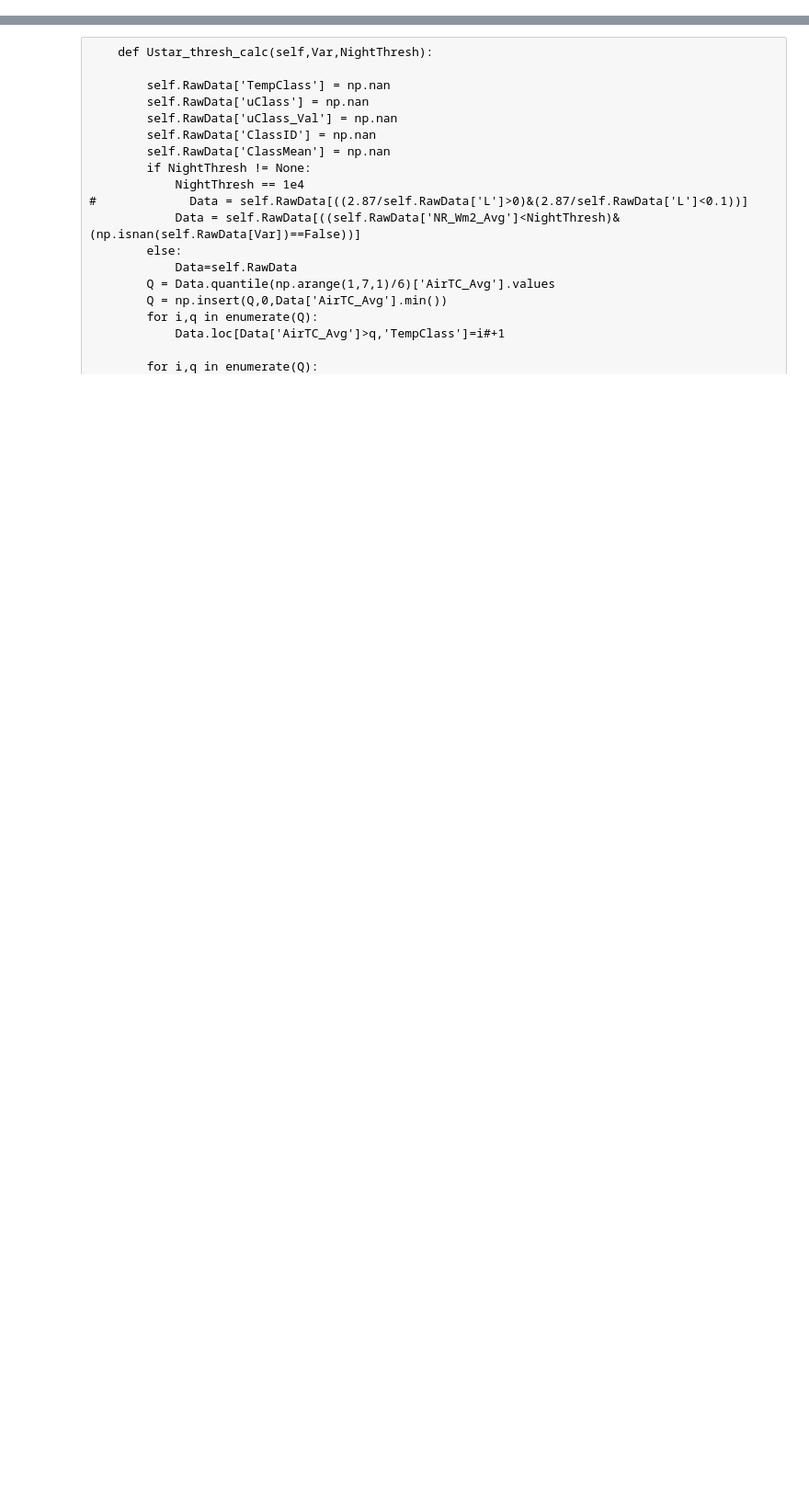
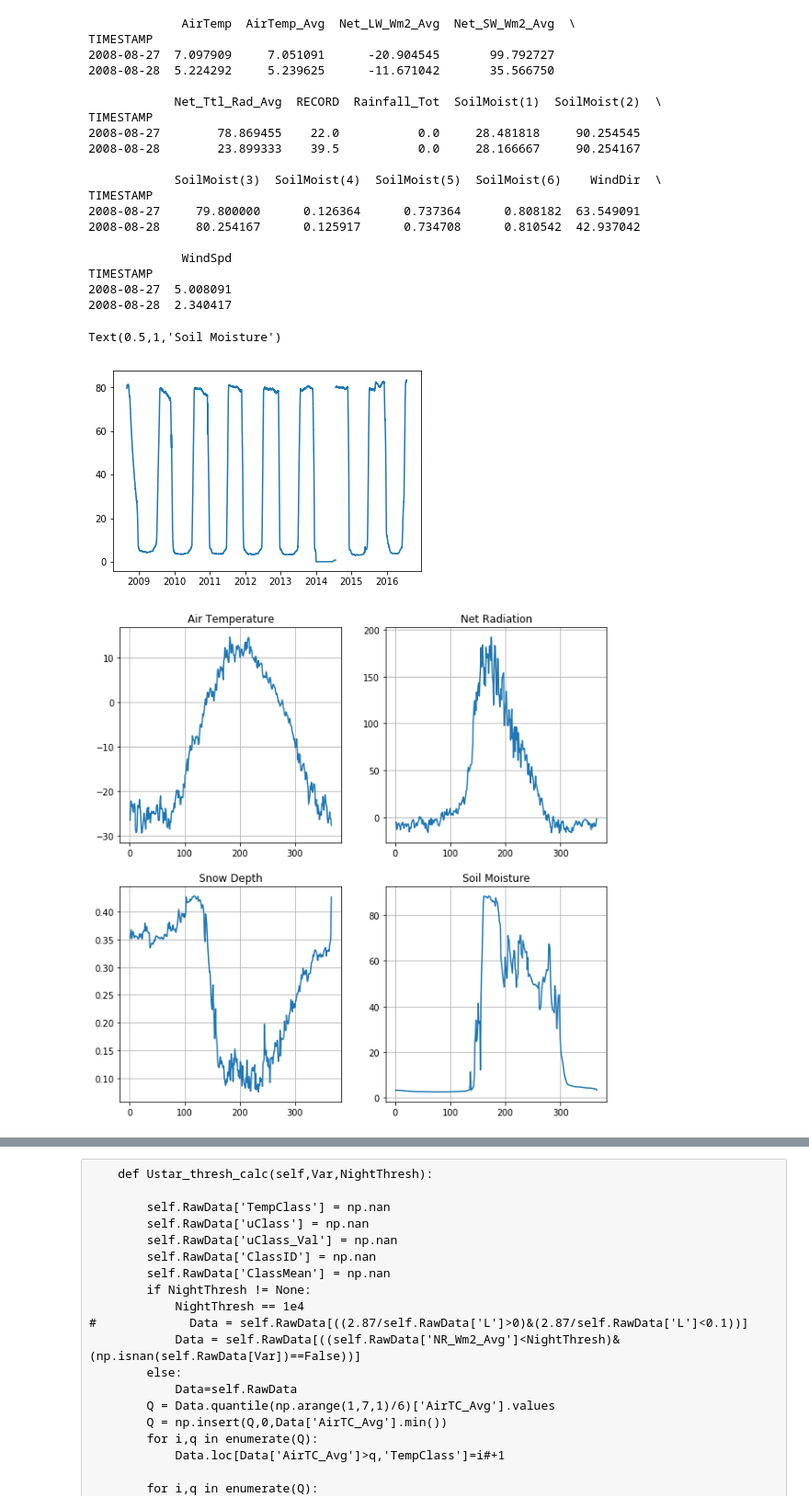
Before and after one commit to June-Skeeter/FishIsland_Processing, a Jupyter notebook: Compiler.ipynb, the cells around one changed output, grey strips where cells are left out. Shown: that part at 92% size. Cells and saved outputs as stored; diff of their text form; code cells hidden in the pictures; blank space fills up the shorter version.

```diff
--- a/Compiler.ipynb
+++ b/Compiler.ipynb
@@ -430,38 +148,66 @@ Daily['Snow_Depth'].ffill()
 # %%
-# Monthly = Data.ffill().resample('M').mean()
-
-
 Daily.loc[Daily['Snow_Depth']<0] = np.nan
 Daily.loc[Daily['Snow_Depth']>.7] = np.nan
 Daily['Snow_Depth'].ffill()
 
-Data=Hourly.resample('D').mean()
-Data=Data.groupby(Data.index.dayofyear).mean()
-DailyData=Daily.groupby(Daily.index.dayofyear).mean()
+print(Hourly.resample('D').mean().head(2))
+Daily2=Hourly.resample('D').mean()
+plt.plot(Hourly['SoilMoist(3)'])
+
+Daily2=Daily2.groupby(Daily2.index.dayofyear).mean()
+DailyDaily2=Daily.groupby(Daily.index.dayofyear).mean()
 # print(Monthly)
 
 # print(Daily.head())
 
 fig,ax = plt.subplots(2,2,figsize=(10,10))
 
 ax1 = ax[0,0]
 ax2 = ax[0,1]
 ax3 = ax[1,0]
 ax4 = ax[1,1]
 
-ax1.plot(Data['AirTemp'])
+ax1.plot(Daily2['AirTemp'])
 ax1.grid()
+ax1.set_title('Air Temperature')
 
+ax2.plot(Daily2['Net_Ttl_Rad_Avg'])
+ax2.grid()
+ax2.set_title('Net Radiation')
 
-ax2.plot(Data['Net_Ttl_Rad_Avg'])
-ax2.grid()
-
-ax3.plot(DailyData['WindSpd']*3.6)
+ax3.plot(DailyDaily2['Snow_Depth'])
+ax3.set_title('Snow Depth')
 # ax3.set_ylim(0,1)
 ax3.grid()
 
-ax4.plot(Data['SoilMoist(3)'])
+# ax4.plot(Daily2['SoilMoist(1)'])
+# ax4.plot(Daily2['SoilMoist(2)'])
+ax4.plot(Daily2['SoilMoist(1)'])
 ax4.grid()
+ax4.set_title('Soil Moisture')
+# %% [output]
+             AirTemp  AirTemp_Avg  Net_LW_Wm2_Avg  Net_SW_Wm2_Avg  \
+TIMESTAMP
+2008-08-27  7.097909     7.051091      -20.904545       99.792727
+2008-08-28  5.224292     5.239625      -11.671042       35.566750
+
+            Net_Ttl_Rad_Avg  RECORD  Rainfall_Tot  SoilMoist(1)  SoilMoist(2)  \
+TIMESTAMP
+2008-08-27        78.869455    22.0           0.0     28.481818     90.254545
+2008-08-28        23.899333    39.5           0.0     28.166667     90.254167
+
+            SoilMoist(3)  SoilMoist(4)  SoilMoist(5)  SoilMoist(6)    WindDir  \
+TIMESTAMP
+2008-08-27     79.800000      0.126364      0.737364      0.808182  63.549091
+2008-08-28     80.254167      0.125917      0.734708      0.810542  42.937042
+
+             WindSpd
+TIMESTAMP
+2008-08-27  5.008091
+2008-08-28  2.340417
+Text(0.5,1,'Soil Moisture')
+[figure, added]
+[figure, added]
 # %%
 plt.figure(figsize=(10,10))
 plt.plot(Daily['Snow_Depth'])
```
Also changed, not shown: parts of 13 cells of this notebook, 1 other file.
